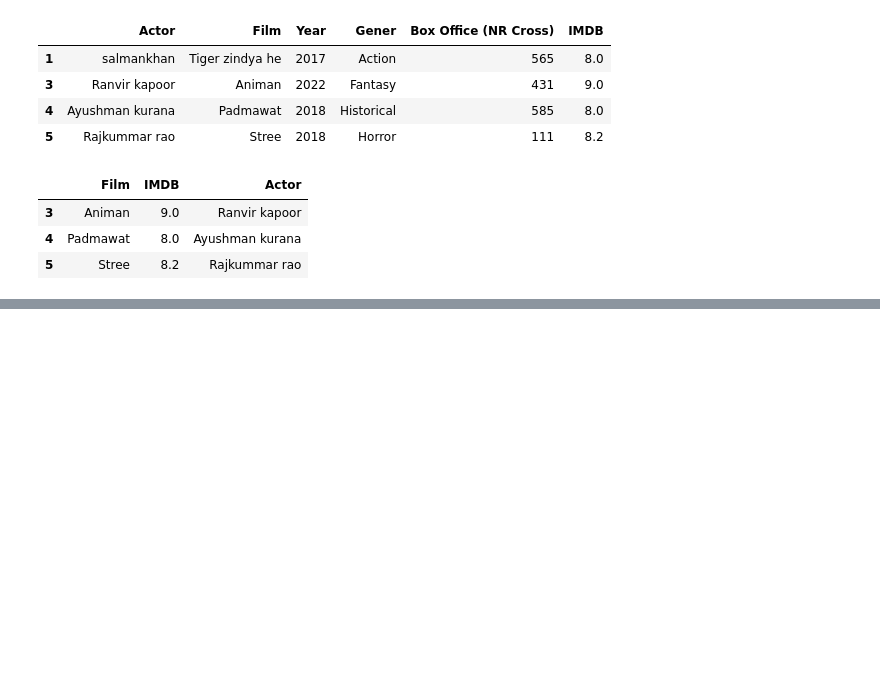
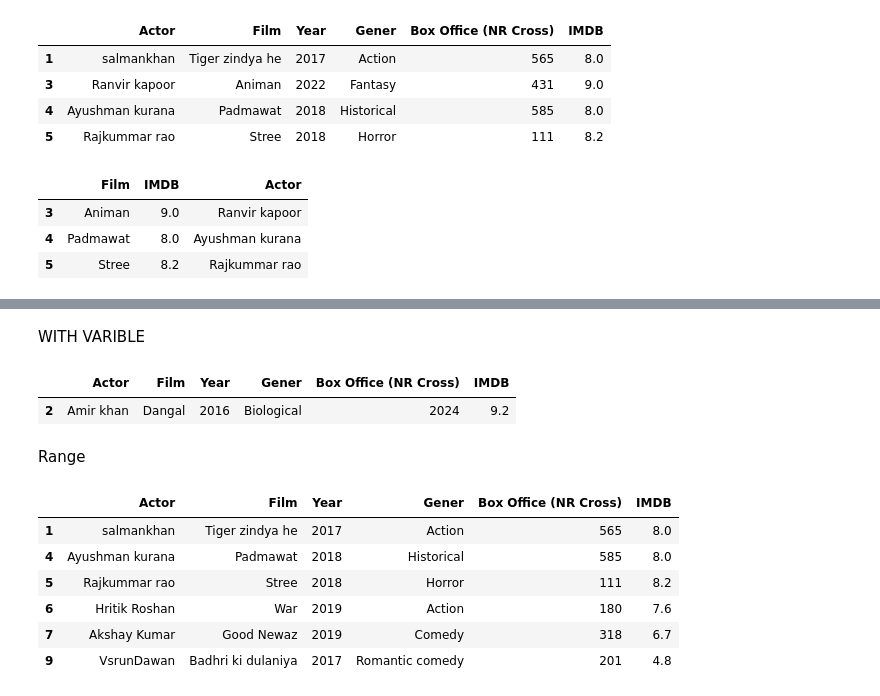
Before and after one commit to SUSHIL-DEV07/DATA-SCIENCE, a Jupyter notebook: SECTION 7 PANDAS/04 Filtering.ipynb, the cells around one changed output, grey strips where cells are left out. Saved outputs shown, nothing was run; the diff lists cells and outputs as text; code cells hidden in the pictures; blank space fills up the shorter version.

```diff
--- a/SECTION 7 PANDAS/04 Filtering.ipynb
+++ b/SECTION 7 PANDAS/04 Filtering.ipynb
@@ -103,0 +101,2 @@ Data.query ("IMDB >= 8 and Year > 2017")[["Film" ,"IMDB" ,'Actor']]
+# %% [markdown]
+ WITH VARIBLE
@@ -103,0 +105,17 @@ Data.query ("IMDB >= 8 and Year > 2017")[["Film" ,"IMDB" ,'Actor']]
+# %%
+Data.query ('Film == @N')
+# %% [output]
+|  | Actor | Film | Year | Gener | Box Office (NR Cross) | IMDB |
+| 2 | Amir khan | Dangal | 2016 | Biological | 2024 | 9.2 |
+# %% [markdown]
+Range
+# %%
+Data.query ( "2016 < Year < 2020" )
+# %% [output]
+|  | Actor | Film | Year | Gener | Box Office (NR Cross) | IMDB |
+| 1 | salmankhan | Tiger zindya he | 2017 | Action | 565 | 8.0 |
+| 4 | Ayushman kurana | Padmawat | 2018 | Historical | 585 | 8.0 |
+| 5 | Rajkummar rao | Stree | 2018 | Horror | 111 | 8.2 |
+| 6 | Hritik Roshan | War | 2019 | Action | 180 | 7.6 |
+| 7 | Akshay Kumar | Good Newaz | 2019 | Comedy | 318 | 6.7 |
+| 9 | VsrunDawan | Badhri ki dulaniya | 2017 | Romantic comedy | 201 | 4.8 |
```
Also changed, not shown: parts of 10 cells of this notebook, 4 other files.
